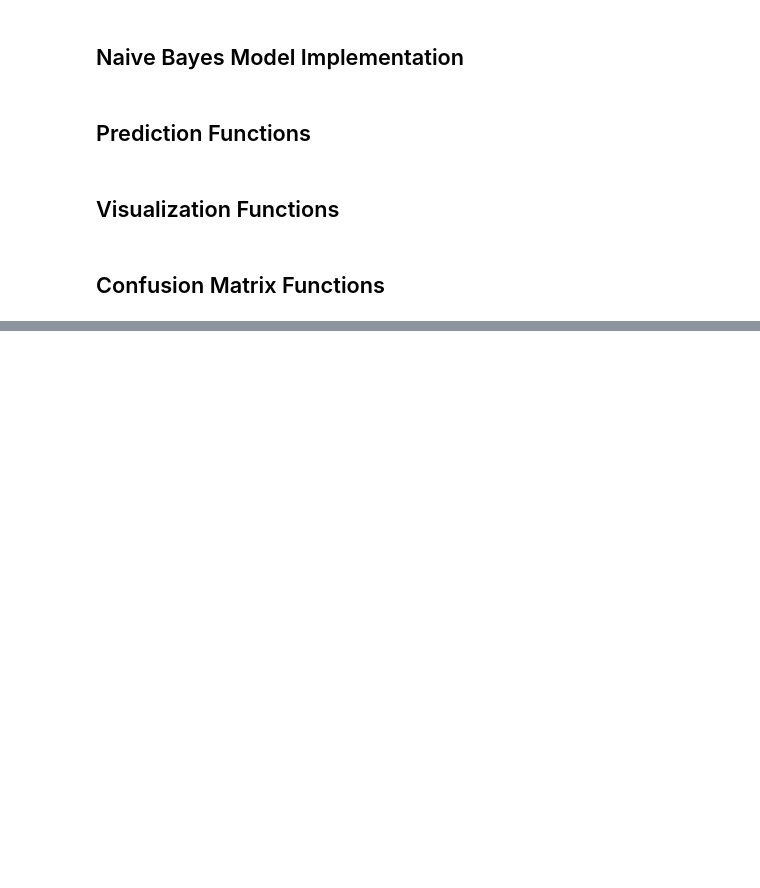
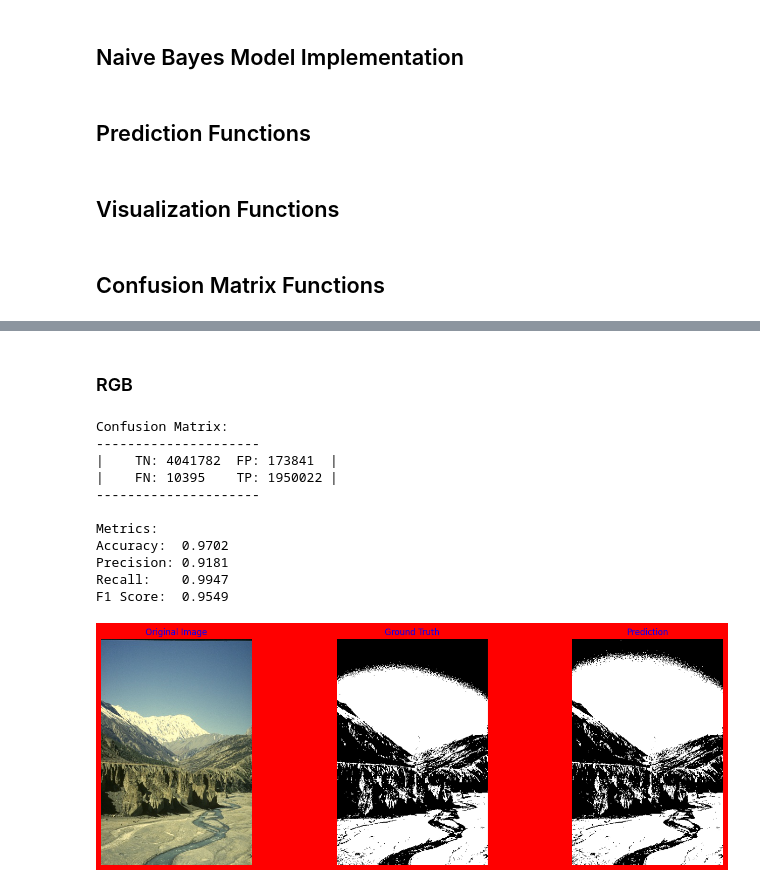
Before and after one commit to M-Bahy/binary-naive-classifier, a Jupyter notebook: task2.ipynb, the cells around one changed output, grey strips where cells are left out. Saved outputs shown, nothing was run; the diff lists cells and outputs as text; code cells hidden in the pictures; blank space fills up the shorter version.

```diff
--- a/task2.ipynb
+++ b/task2.ipynb
@@ -132,0 +761,24 @@ visualize(BM)
+# %% [markdown]
+### RGB
+# %%
+mode = 3
+images_directory = image_paths[mode]
+labels_directory = label_paths[mode]
+x_train, y_train, x_test, y_test = train_test_split(images_directory, labels_directory)
+BM = BayesModel(x_train, y_train)
+lbl = BayesPredict(BM, x_test)
+Mtrx = ConfMtrx(y_test, lbl)
+visualize(BM)
+# %% [output]
+Confusion Matrix:
+---------------------
+|    TN: 4041782  FP: 173841  |
+|    FN: 10395    TP: 1950022 |
+---------------------
+
+Metrics:
+Accuracy:  0.9702
+Precision: 0.9181
+Recall:    0.9947
+F1 Score:  0.9549
+[figure, added]
```
Also changed, not shown: parts of 21 cells of this notebook.
